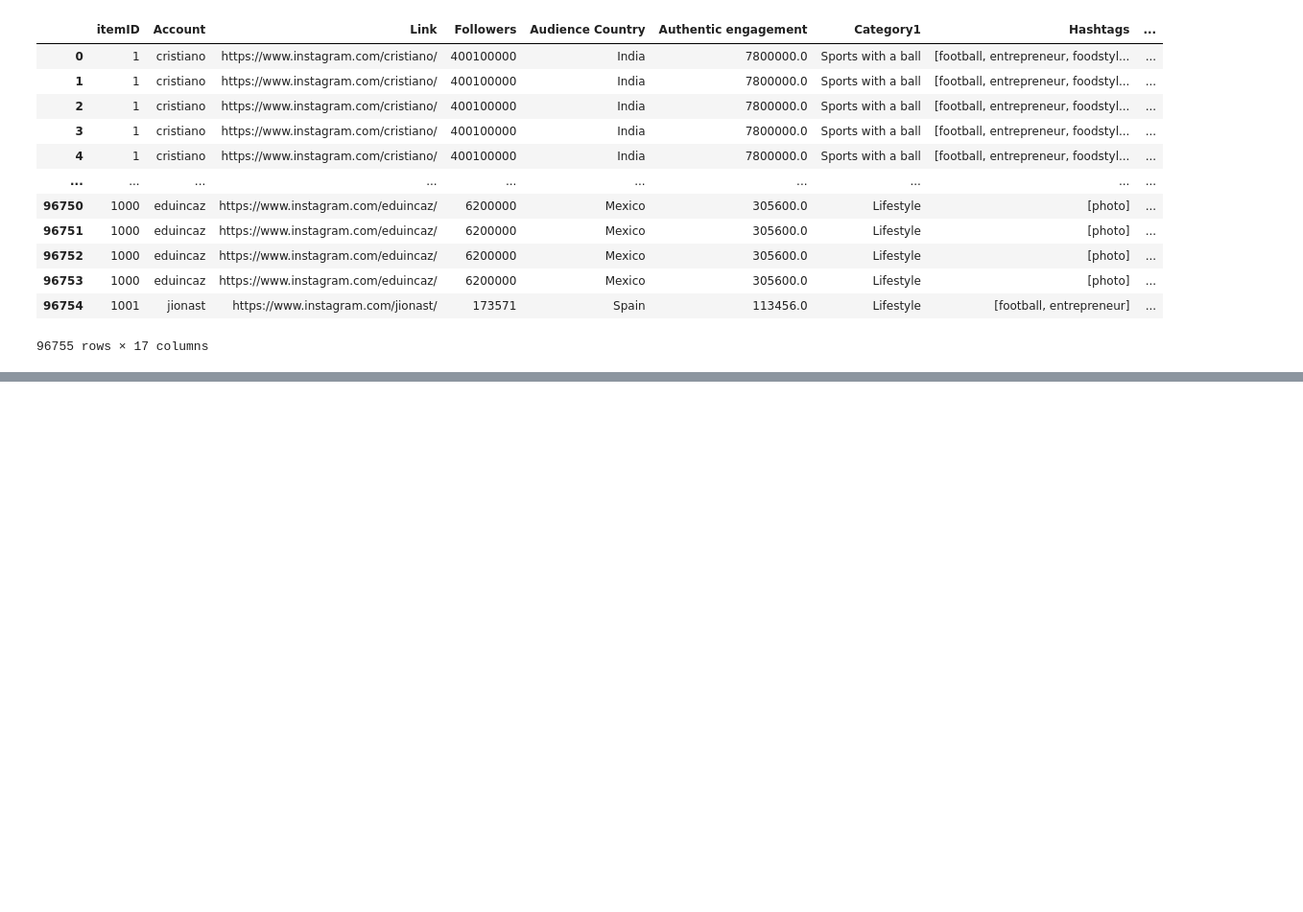
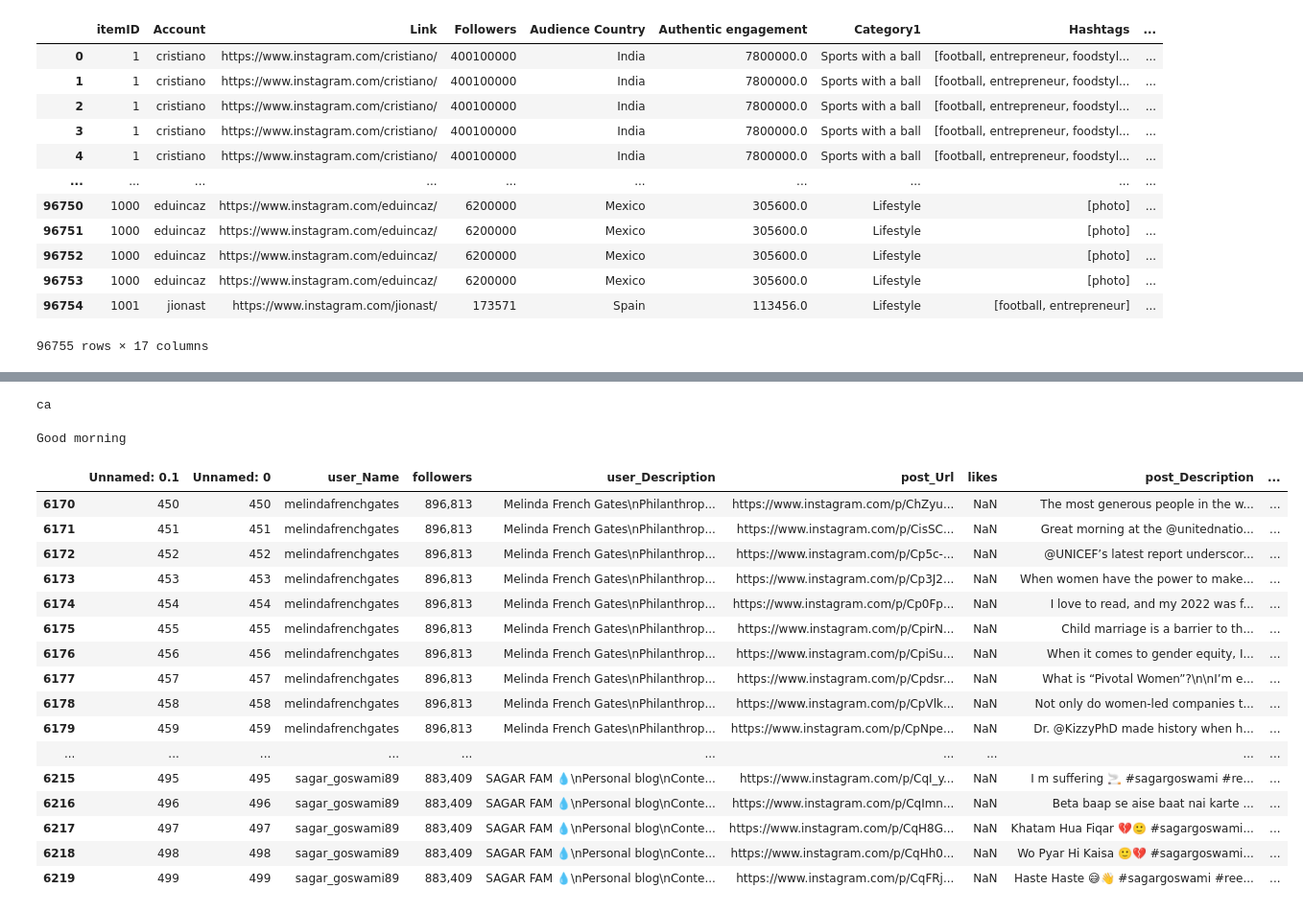
Before and after one commit to Ingernieros-del-IE/influence_marketing, a Jupyter notebook: data_preparation copy.ipynb, the cells around one changed output, grey strips where cells are left out. Shown: that part at 96% size. Cells and saved outputs as stored; diff of their text form; code cells hidden in the pictures; blank space fills up the shorter version.

```diff
--- a/data_preparation copy.ipynb
+++ b/data_preparation copy.ipynb
@@ -15,4 +26,0 @@ FileNotFoundError: [Errno 2] No such file or directory: 'df_co.csv'
-# %%
-# Upload users (influencers) dataset
-df_influ = pd.read_csv('influenceData.csv')
-df_influ
@@ -53,12 +27,12 @@ array([nan, 'Siem Reap', 'Studio Rio Motret', 'بهشت زهرا',
 # %%
 import requests
 
-# Replace YOUR_API_KEY with your actual Google Maps API key
-API_KEY = 'AIzaSyD4fTgqM_Ywm48NrDeJlk_itXfxE37aOUM'
+def location(location_name):
+    if location_name == "NaN":
+        return "NaN"
 
-def location (location_name):
     # Construct the URL for the geocoding API request
-    url = f'https://maps.googleapis.com/maps/api/geocode/json?address={location_name}&key={API_KEY}'
+    url = f'https://nominatim.openstreetmap.org/search?q={location_name}&format=json'
 
     # Send the API request and get the response
     response = requests.get(url)
@@ -67,15 +41,16 @@ def location (location_name):
     json_data = response.json()
 
     # Check if the results list is empty
-    if not json_data['results']:
-        return None
+    if not json_data:
+        return "NaN"
+
     else:
         # Extract the latitude and longitude of the location
-        lat = json_data['results'][0]['geometry']['location']['lat']
-        lng = json_data['results'][0]['geometry']['location']['lng']
+        lat = json_data[0]['lat']
+        lng = json_data[0]['lon']
 
         # Construct the URL for the reverse geocoding API request
-        url = f'https://maps.googleapis.com/maps/api/geocode/json?latlng={lat},{lng}&key={API_KEY}'
+        url = f'https://nominatim.openstreetmap.org/reverse?lat={lat}&lon={lng}&format=json'
 
         # Send the API request and get the response
         response = requests.get(url)
@@ -84,11 +59,7 @@ def location (location_name):
         json_data = response.json()
 
         # Extract the country name from the reverse geocoding result
-        for result in json_data['results']:
-            for component in result['address_components']:
-                if 'country' in component['types']:
-                    country_name = component['long_name']
-                    break
+        country_name = json_data['address']['country']
 
         # return the country
         return country_name
@@ -297,0 +295,19 @@ df
+# %%
+from langdetect import detect
+
+text = "Joaquín es gilipollas"  # Replace this with your text
+language = detect(text)
+
+print(language)  # Output: "en" for English
+# %% [output]
+ca
+# %%
+from googletrans import Translator
+
+translator = Translator()
+word = "Bonjour"  # Replace this with the word you want to translate
+translated_word = translator.translate(word, src="fr", dest="en")
+
+print(translated_word.text)  # Output: "Hello"
+# %% [output]
+Good morning
@@ -297,0 +316,20 @@ df
+# %%
+df
+# %% [output]
+|  | Unnamed: 0.1 | Unnamed: 0 | user_Name | followers | user_Description | post_Url | likes | post_Description | ... |
+| 6170 | 450 | 450 | melindafrenchgates | 896,813 | Melinda French Gates\nPhilanthrop... | https://www.instagram.com/p/ChZyu... | NaN | The most generous people in the w... | ... |
+| 6171 | 451 | 451 | melindafrenchgates | 896,813 | Melinda French Gates\nPhilanthrop... | https://www.instagram.com/p/CisSC... | NaN | Great morning at the @unitednatio... | ... |
+| 6172 | 452 | 452 | melindafrenchgates | 896,813 | Melinda French Gates\nPhilanthrop... | https://www.instagram.com/p/Cp5c-... | NaN | @UNICEF’s latest report underscor... | ... |
+| 6173 | 453 | 453 | melindafrenchgates | 896,813 | Melinda French Gates\nPhilanthrop... | https://www.instagram.com/p/Cp3J2... | NaN | When women have the power to make... | ... |
+| 6174 | 454 | 454 | melindafrenchgates | 896,813 | Melinda French Gates\nPhilanthrop... | https://www.instagram.com/p/Cp0Fp... | NaN | I love to read, and my 2022 was f... | ... |
+| 6175 | 455 | 455 | melindafrenchgates | 896,813 | Melinda French Gates\nPhilanthrop... | https://www.instagram.com/p/CpirN... | NaN | Child marriage is a barrier to th... | ... |
+| 6176 | 456 | 456 | melindafrenchgates | 896,813 | Melinda French Gates\nPhilanthrop... | https://www.instagram.com/p/CpiSu... | NaN | When it comes to gender equity, I... | ... |
+| 6177 | 457 | 457 | melindafrenchgates | 896,813 | Melinda French Gates\nPhilanthrop... | https://www.instagram.com/p/Cpdsr... | NaN | What is “Pivotal Women”?\n\nI’m e... | ... |
+| 6178 | 458 | 458 | melindafrenchgates | 896,813 | Melinda French Gates\nPhilanthrop... | https://www.instagram.com/p/CpVlk... | NaN | Not only do women-led companies t... | ... |
+| 6179 | 459 | 459 | melindafrenchgates | 896,813 | Melinda French Gates\nPhilanthrop... | https://www.instagram.com/p/CpNpe... | NaN | Dr. @KizzyPhD made history when h... | ... |
+| ... | ... | ... | ... | ... | ... | ... | ... | ... | ... |
+| 6215 | 495 | 495 | sagar_goswami89 | 883,409 | SAGAR FAM 💧\nPersonal blog\nConte... | https://www.instagram.com/p/CqI_y... | NaN | I m suffering 🚬 #sagargoswami #re... | ... |
+| 6216 | 496 | 496 | sagar_goswami89 | 883,409 | SAGAR FAM 💧\nPersonal blog\nConte... | https://www.instagram.com/p/CqImn... | NaN | Beta baap se aise baat nai karte ... | ... |
+| 6217 | 497 | 497 | sagar_goswami89 | 883,409 | SAGAR FAM 💧\nPersonal blog\nConte... | https://www.instagram.com/p/CqH8G... | NaN | Khatam Hua Fiqar 💔🙂 #sagargoswami... | ... |
+| 6218 | 498 | 498 | sagar_goswami89 | 883,409 | SAGAR FAM 💧\nPersonal blog\nConte... | https://www.instagram.com/p/CqHh0... | NaN | Wo Pyar Hi Kaisa 🙂💔 #sagargoswami... | ... |
+| 6219 | 499 | 499 | sagar_goswami89 | 883,409 | SAGAR FAM 💧\nPersonal blog\nConte... | https://www.instagram.com/p/CqFRj... | NaN | Haste Haste 😅👋 #sagargoswami #ree... | ... |
```
Also changed, not shown: parts of 13 cells of this notebook, 24 other files.
